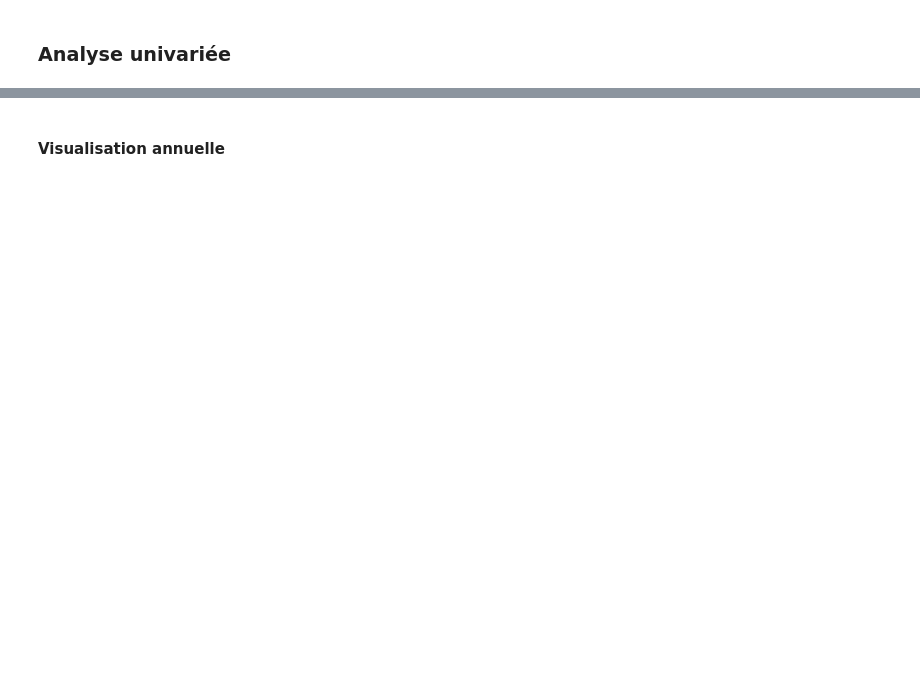
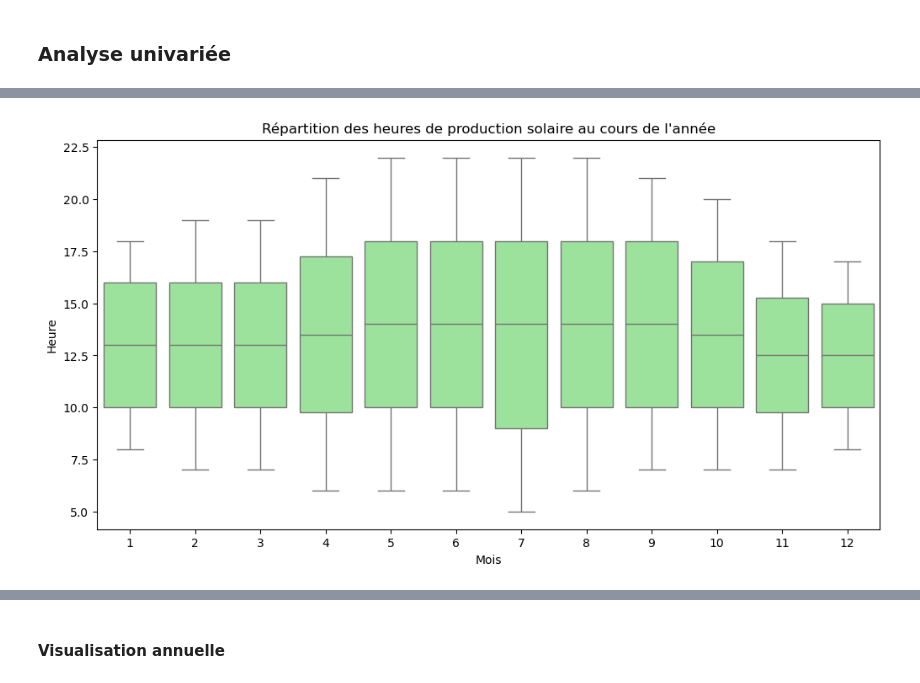
Before and after one commit to Simonsns/solar_prediction, a Jupyter notebook: notebooks/01_data_exploration.ipynb, the cells around one changed output, grey strips where cells are left out. Saved outputs shown, nothing was run; the diff lists cells and outputs as text; code cells hidden in the pictures; blank space fills up the shorter version.

Commit message:
UPDATE data_exploration notebook

```diff
--- a/notebooks/01_data_exploration.ipynb
+++ b/notebooks/01_data_exploration.ipynb
@@ -180,4 +196,4 @@ Dans un premier temps nous étudierons la variable cible, la production solaire
 # %%
-series = df["Solaire (MW)"]
-series.describe()
+series = df.solar_mw.copy()
+series.describe().astype(int)
 # %% [output]
@@ -194,0 +216,6 @@ production_series = series[series > 0]
+# %%
+prod_df = series[series > 0].to_frame(name="solar_mw")
+prod_df["hour"] = prod_df.index.hour
+prod_df["month"] = prod_df.index.month
+prod_df["year"] = prod_df.index.year
+print(prod_df.head())
@@ -194,0 +229,9 @@ production_series = series[series > 0]
+# %%
+fig = plt.figure(figsize=(12, 6))
+plt.title("Répartition des heures de production solaire au cours de l'année")
+sns.boxplot(data=prod_df, x="month", y="hour", color="lightgreen")
+plt.xlabel("Mois")
+plt.ylabel("Heure")
+plt.show()
+# %% [output]
+[figure, added]
```
Also changed, not shown: parts of 30 cells of this notebook.
